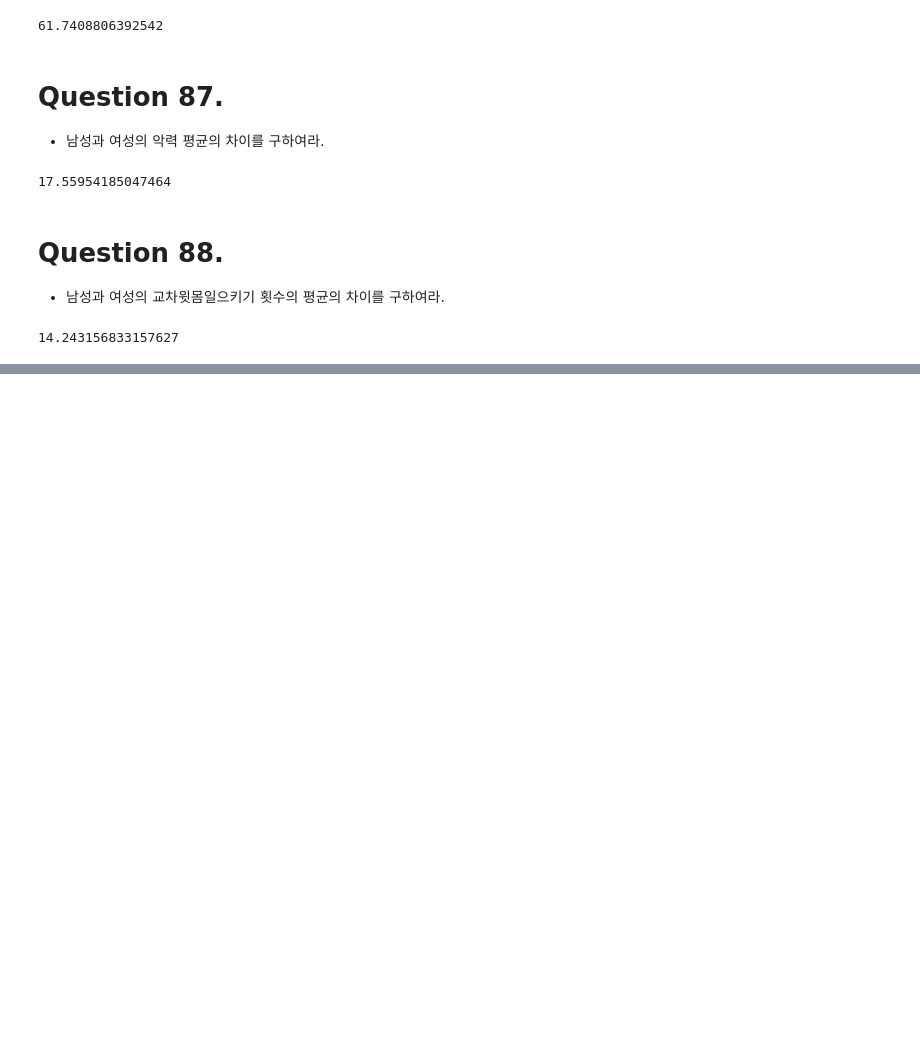
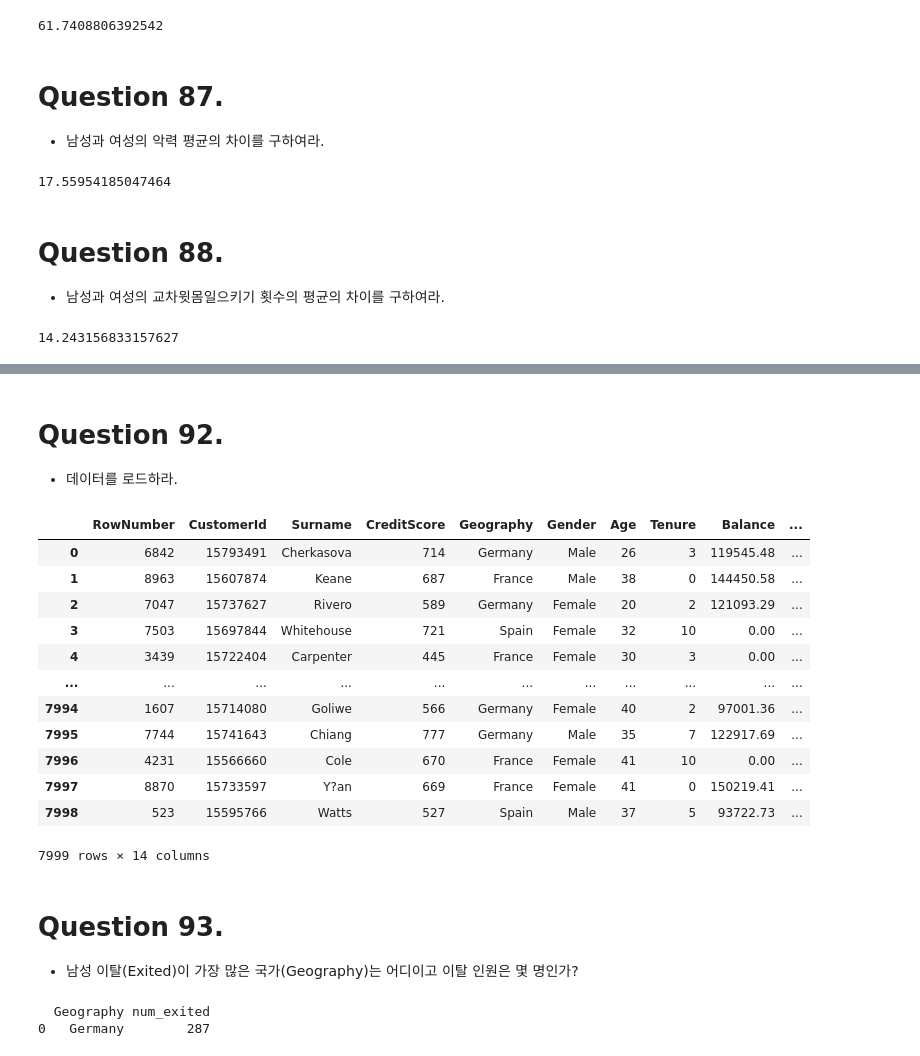
Before and after one commit to LWH4Data/Certifications, a Jupyter notebook: 빅분기/01_작업 1유형/sol.ipynb, the cells around one changed output, grey strips where cells are left out. Drawn from its saved outputs; the diff is of its cells as text; code cells hidden in the pictures; blank space fills up the shorter version.

```diff
--- a/빅분기/01_작업 1유형/sol.ipynb
+++ b/빅분기/01_작업 1유형/sol.ipynb
@@ -2005,0 +2067,41 @@ print(Ans)
+# %% [markdown]
+# Question 92.
+- 데이터를 로드하라.
+# %%
+data = 'https://raw.githubusercontent.com/Datamanim/datarepo/main/churn/train.csv'
+df = pd.read_csv(data)
+
+df
+# %% [output]
+|  | RowNumber | CustomerId | Surname | CreditScore | Geography | Gender | Age | Tenure | Balance | ... |
+| 0 | 6842 | 15793491 | Cherkasova | 714 | Germany | Male | 26 | 3 | 119545.48 | ... |
+| 1 | 8963 | 15607874 | Keane | 687 | France | Male | 38 | 0 | 144450.58 | ... |
+| 2 | 7047 | 15737627 | Rivero | 589 | Germany | Female | 20 | 2 | 121093.29 | ... |
+| 3 | 7503 | 15697844 | Whitehouse | 721 | Spain | Female | 32 | 10 | 0.00 | ... |
+| 4 | 3439 | 15722404 | Carpenter | 445 | France | Female | 30 | 3 | 0.00 | ... |
+| ... | ... | ... | ... | ... | ... | ... | ... | ... | ... | ... |
+| 7994 | 1607 | 15714080 | Goliwe | 566 | Germany | Female | 40 | 2 | 97001.36 | ... |
+| 7995 | 7744 | 15741643 | Chiang | 777 | Germany | Male | 35 | 7 | 122917.69 | ... |
+| 7996 | 4231 | 15566660 | Cole | 670 | France | Female | 41 | 10 | 0.00 | ... |
+| 7997 | 8870 | 15733597 | Y?an | 669 | France | Female | 41 | 0 | 150219.41 | ... |
+| 7998 | 523 | 15595766 | Watts | 527 | Spain | Male | 37 | 5 | 93722.73 | ... |
+7999 rows × 14 columns
+# %% [markdown]
+# Question 93.
+- 남성 이탈(Exited)이 가장 많은 국가(Geography)는 어디이고 이탈 인원은 몇 명인가?
+# %%
+# 1. 남성이면서 이탈인 데이터를 필터링.
+target = df.loc[(df['Gender'] == 'Male') & (df['Exited'] == 1)]
+# print(target['Gender'].unique(), target['Exited'].unique())
+
+# 2. 국가별로 그룹화한 뒤 집계
+target = target.groupby('Geography').size().reset_index(name = 'num_exited')
+# display(target)
+
+# 3. 빈도수 별로 내림차순 정렬 후 첫 번째 행만 출력.
+target = target.sort_values('num_exited', ascending = False).reset_index(drop = True)
+Ans = target.iloc[0]
+print(Ans.to_frame().T)
+# %% [output]
+  Geography num_exited
+0   Germany        287
```
Also changed, not shown: parts of 43 cells of this notebook.
